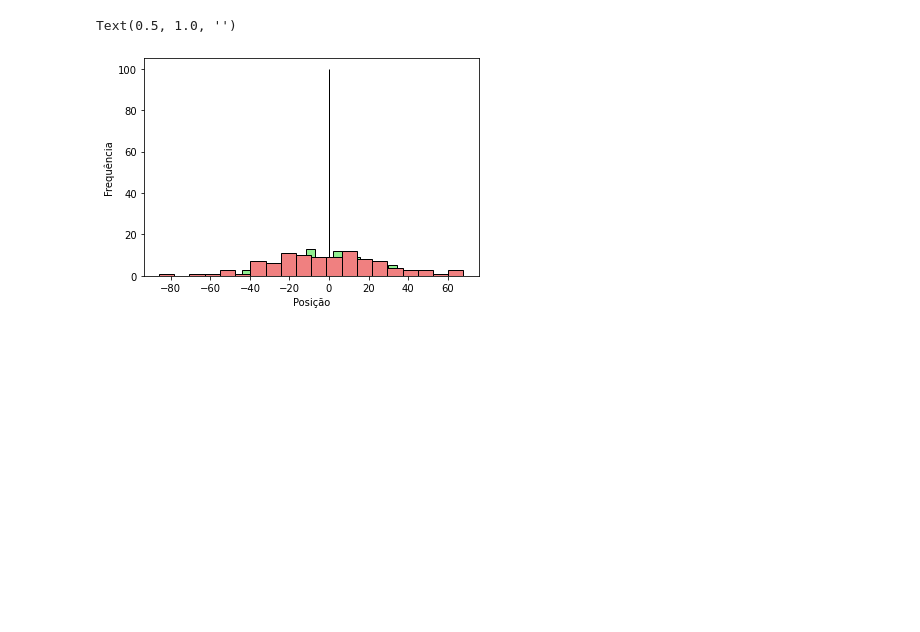
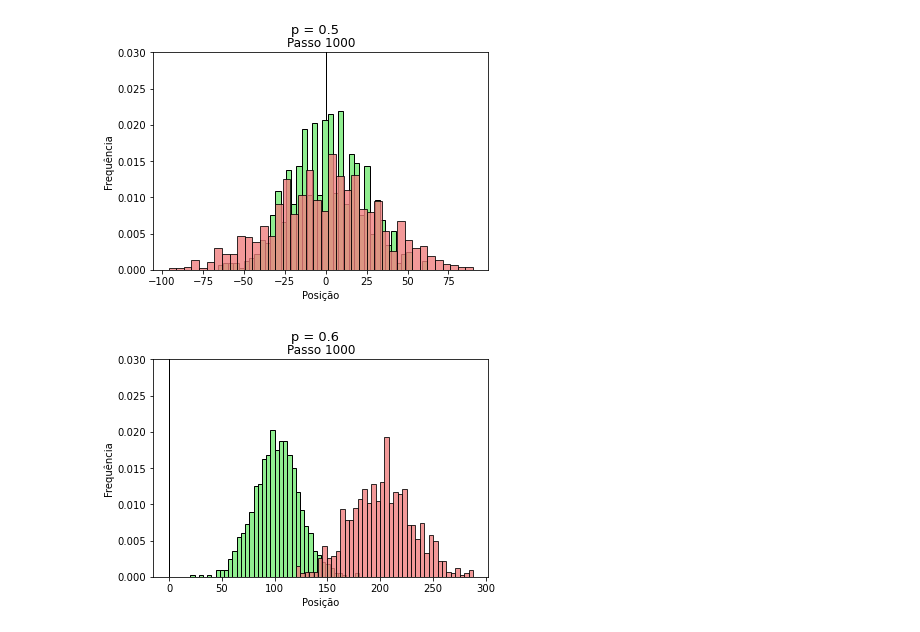
Before and after one commit to GabrielPereiraGalhardo/Fiscomp, a Jupyter notebook: Passeio_aleatório.ipynb, the cells around one changed output. Saved outputs shown, nothing was run; the diff lists cells and outputs as text; code cells hidden in the pictures; blank space fills up the shorter version.

```diff
--- a/Passeio_aleatório.ipynb
+++ b/Passeio_aleatório.ipynb
@@ -121,12 +198,53 @@ plt.show()
-# %%
-
-plt.
-plt.hist(posicoes_iniciais_p1, bins=20, edgecolor='black', color='lightblue')
-plt.hist(posicoes_meio_p1, bins=20, edgecolor='black', color='lightgreen')
-plt.hist(posicoes_finais_p1, bins=20, edgecolor='black', color='lightcoral')
-plt.xlabel('Posição')
-plt.ylabel('Frequência')
-plt.title(f'')
-# %% [output]
-Text(0.5, 1.0, '')
-[figure, removed]
+# %%
+'''
+Faz um histograma da posição do caminhante no início, no meio e no fim do passeio.
+Plota os 3 histogramas em um gráfico para cada probabilidade trabalhada.
+
+'''
+
+#plt.subplot(1, 3, 1)
+plt.hist(posicoes_iniciais_p1, bins=20, edgecolor='black', color='lightblue', density= True)
+plt.xlabel('Posição')
+plt.ylabel('Frequência')
+plt.title(f'Passo 0')
+
+#plt.subplot(1, 3, 2)
+plt.hist(posicoes_meio_p1, bins=40, edgecolor='black', color='lightgreen', density= True)
+#plt.xlabel('Posição')
+plt.title(f'Passo {N // 2}')
+
+#plt.subplot(1, 3, 3)
+plt.hist(posicoes_finais_p1, bins=40, edgecolor='black', color='lightcoral', density= True, alpha = 0.8)
+#plt.xlabel('Posição')
+plt.title(f'Passo {N}')
+
+plt.ylim(0, 0.03)
+
+plt.suptitle(f'p = {p1}', fontsize=13)
+plt.show()
+
+
+
+#plt.subplot(1, 3, 1)
+plt.hist(posicoes_iniciais_p2, bins=20, edgecolor='black', color='lightblue', density= True)
+plt.xlabel('Posição')
+plt.ylabel('Frequência')
+plt.title(f'Passo 0')
+
+#plt.subplot(1, 3, 2)
+plt.hist(posicoes_meio_p2, bins=40, edgecolor='black', color='lightgreen', density= True)
+plt.xlabel('Posição')
+plt.title(f'Passo {N // 2}')
+
+#plt.subplot(1, 3, 3)
+plt.hist(posicoes_finais_p2, bins=40, edgecolor='black', color='lightcoral', density= True, alpha = 0.8)
+plt.xlabel('Posição')
+plt.title(f'Passo {N}')
+
+plt.ylim(0, 0.03)
+
+plt.suptitle(f'p = {p2}', fontsize=13)
+plt.show()
+# %% [output]
+[figure, added]
+[figure, added]
```
Also changed, not shown: parts of 3 cells of this notebook, 2 other files.
